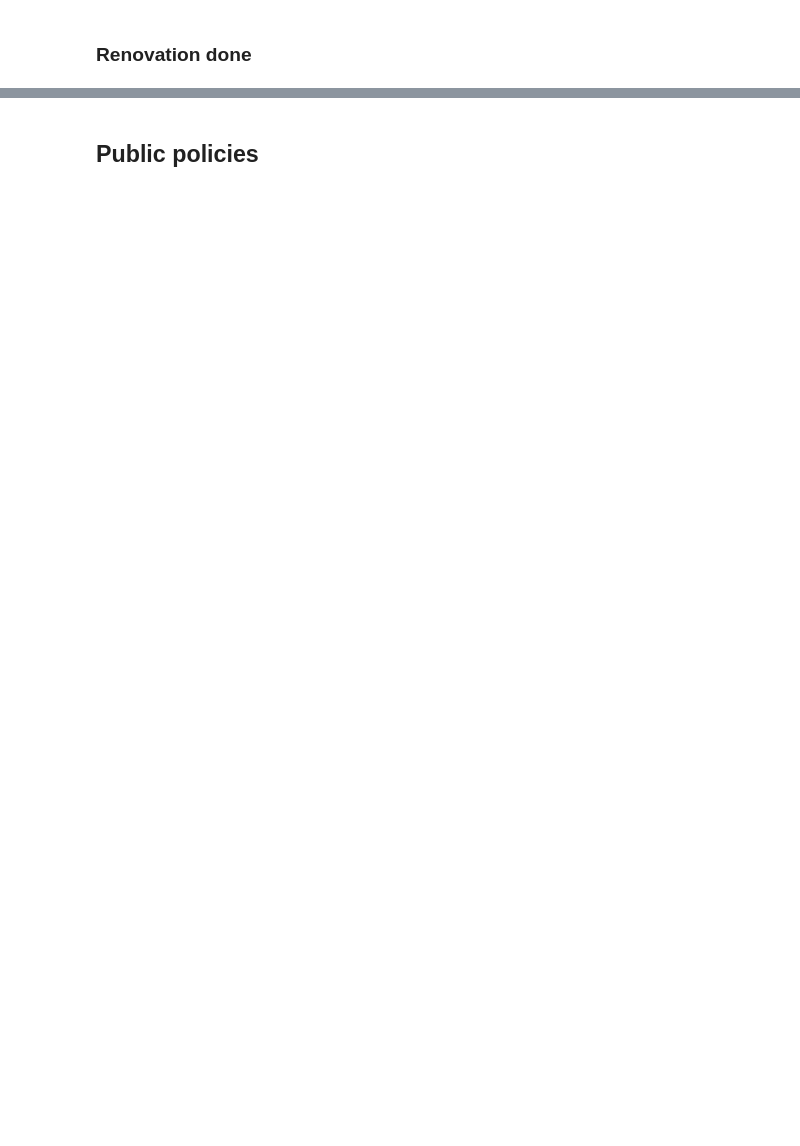
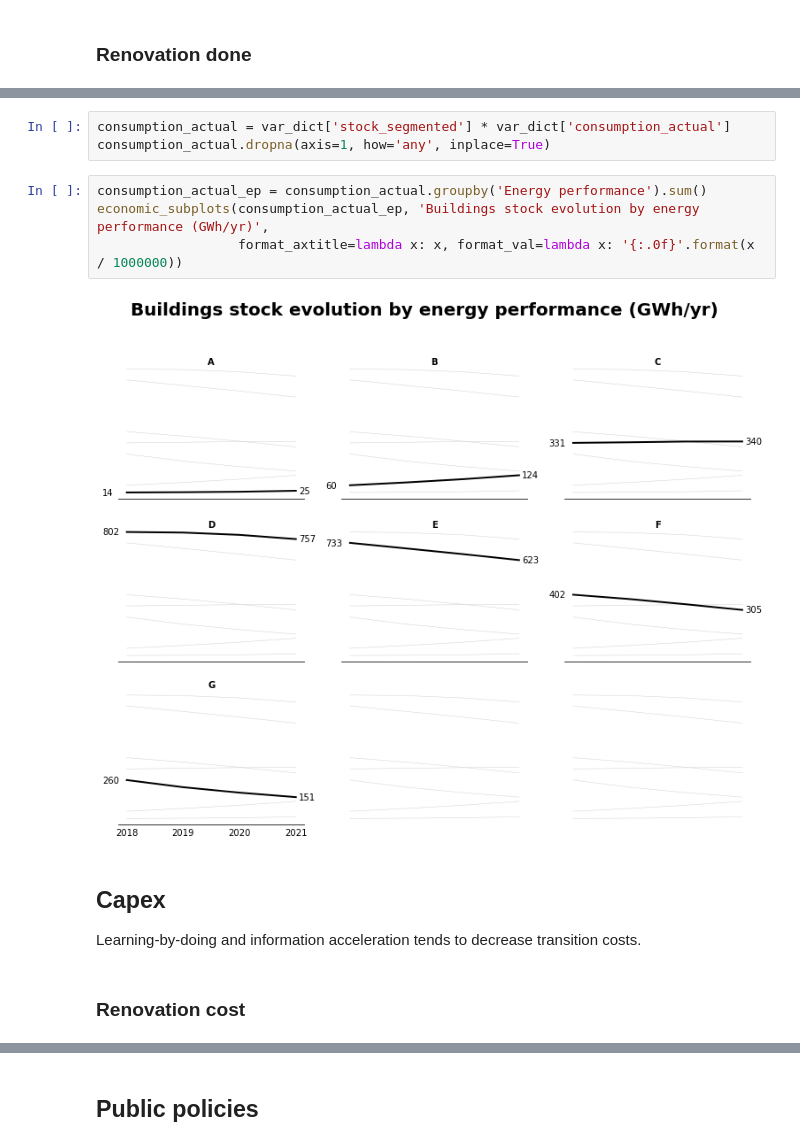
Before and after one commit to CIRED/Res-IRF, a Jupyter notebook: project/user_interface.ipynb, the cells around one changed output, grey strips where cells are left out. Drawn from its saved outputs; the diff is of its cells as text; blank space fills up the shorter version.

```diff
--- a/project/user_interface.ipynb
+++ b/project/user_interface.ipynb
@@ -182,0 +142,14 @@ distribution_scatter(financials_unit, 'NPV', 'Flow renovation', colors_dict,
+# %%
+consumption_actual = var_dict['stock_segmented'] * var_dict['consumption_actual']
+consumption_actual.dropna(axis=1, how='any', inplace=True)
+# %%
+consumption_actual_ep = consumption_actual.groupby('Energy performance').sum()
+economic_subplots(consumption_actual_ep, 'Buildings stock evolution by energy performance (GWh/yr)',
+                  format_axtitle=lambda x: x, format_val=lambda x: '{:.0f}'.format(x / 1000000))
+# %% [output]
+[figure, added]
+# %% [markdown]
+## Capex
+Learning-by-doing and information acceleration tends to decrease transition costs.
+# %% [markdown]
+### Renovation cost
```
Also changed, not shown: parts of 64 cells of this notebook, 10 other files.
